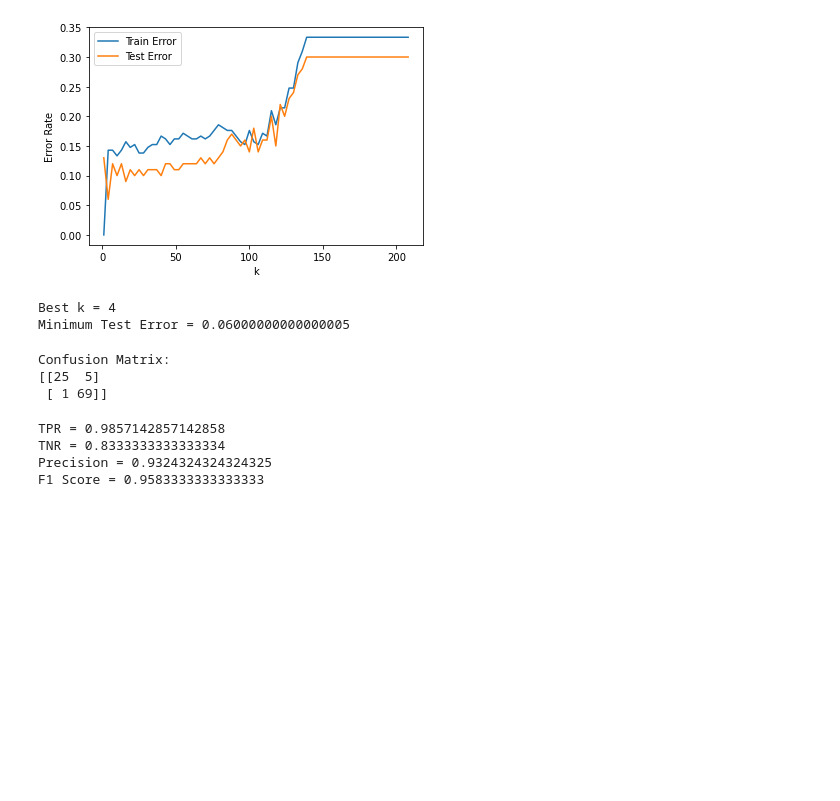
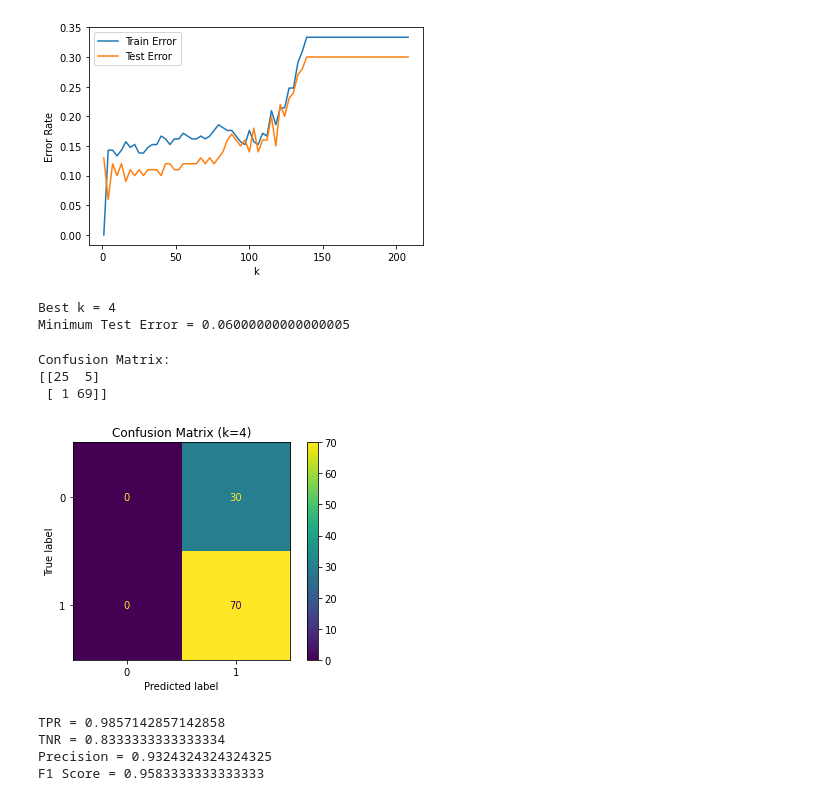
Before and after one commit to ethandingsc/EE559, a Jupyter notebook: Homework 1 Data/HW1.ipynb, the cells around one changed output. Drawn from its saved outputs; the diff is of its cells as text; code cells hidden in the pictures; blank space fills up the shorter version.

```diff
--- a/Homework 1 Data/HW1.ipynb
+++ b/Homework 1 Data/HW1.ipynb
@@ -148,6 +145,15 @@ print(cm)
 Confusion Matrix:
 [[25  5]
  [ 1 69]]
+# %%
+from sklearn.metrics import ConfusionMatrixDisplay
+
+ConfusionMatrixDisplay.from_predictions(Y_test,Y_testout)
+
+plt.title(f"Confusion Matrix (k=4)")
+plt.show()
+# %% [output]
+[figure, added]
 # %%
 TN, FP, FN, TP = cm.ravel()
 
```
Also changed, not shown: parts of 18 cells of this notebook.
